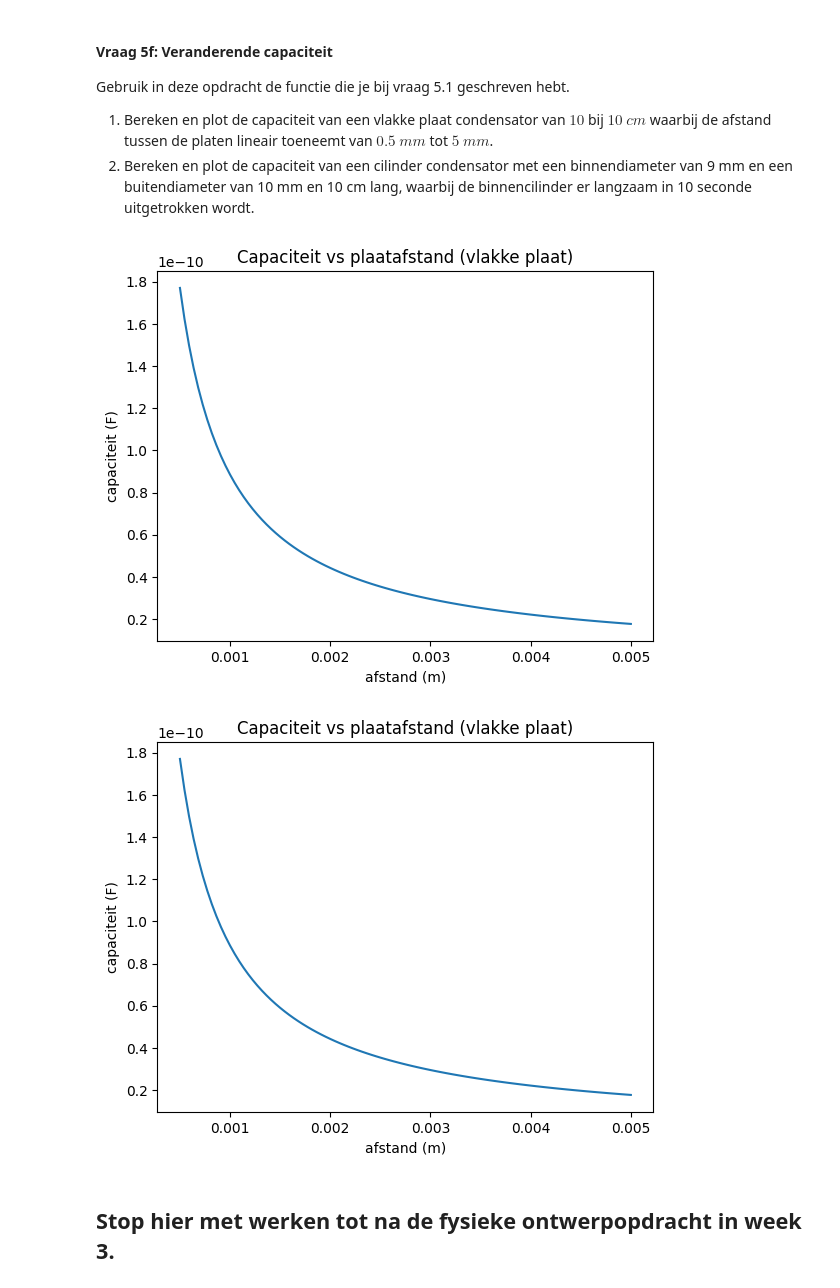
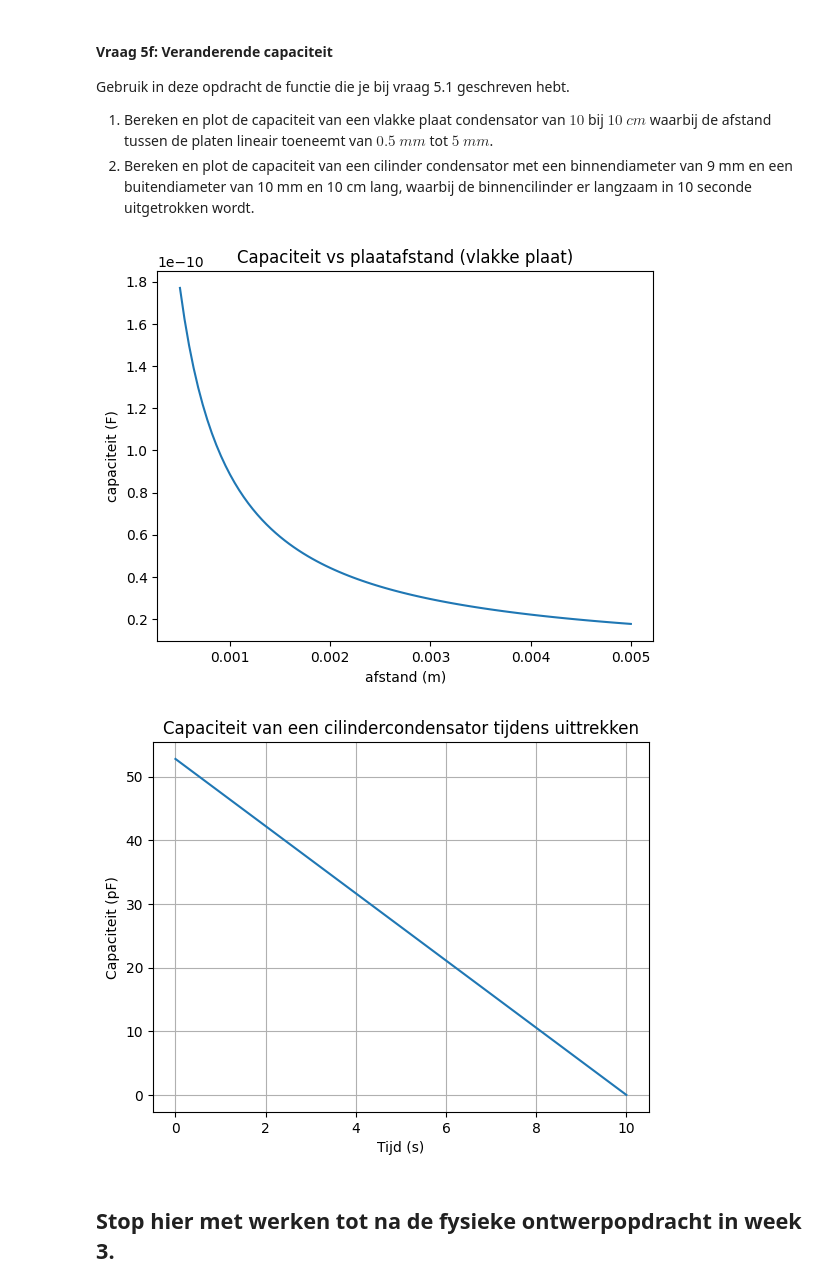
Before and after one commit to oprelo/opdrachten-DEF-D, a Jupyter notebook: DigitaleOntwerpopdrachten/1CondensatorOpdracht/CondensatorOntwerpopdracht.ipynb, the cells around one changed output. Drawn from its saved outputs; the diff is of its cells as text; code cells hidden in the pictures.

```diff
--- a/DigitaleOntwerpopdrachten/1CondensatorOpdracht/CondensatorOntwerpopdracht.ipynb
+++ b/DigitaleOntwerpopdrachten/1CondensatorOpdracht/CondensatorOntwerpopdracht.ipynb
@@ -639,18 +639,17 @@ In deze vraag zullen we kijken naar de ideale vlakke plaat condensator. Als de a
 3. Vind de formule voor de capaciteit van een cilinder condensator onder de aanname dat de afstand tussen de binnen en buiten wand klein is.
 4. Schrijf een python functie die de relevante parameters als input neemt en de capaciteit van een cilinder condensator als output heeft.
 # %%
-
+#capaciteit van vlakke plaat condensator
 def vlakkeplaat(A, d, epsilon_r=1):
     epsilon_0 = 8.854e-12
     C = epsilon_0 * epsilon_r * A / d
     return C
 
 
-import math
-
+#capaciteit van cilinder condensator
 def cilinder(a, b, L, epsilon_r=1):
     epsilon_0 = 8.854e-12
-    C = 2 * math.pi * epsilon_0 * epsilon_r * L / math.log(b/a)
+    C = 2 * np.pi * epsilon_0 * epsilon_r * L / np.log(b/a)
     return C
 # %% [markdown]
 #### Vraag 5b: Capaciteit van enkele simpele condensatoren
@@ -819,42 +820,49 @@ Gebruik in deze opdracht de functie die je bij vraag 5.1 geschreven hebt.
 # %%
 ###
 import matplotlib.pyplot as plt
 epsilon0 = 8.854e-12
-
+#capaciteit vlakke plaat condensator
 def vlakkeplaat(A, d, er=1):
     return epsilon0 * er * A / d
 
 A = 0.1 * 0.1
 
 d_vals = np.linspace(0.0005, 0.005, 100)
 C_vals = vlakkeplaat(A, d_vals)
 
 plt.figure()
 plt.plot(d_vals, C_vals)
 plt.xlabel("afstand (m)")
 plt.ylabel("capaciteit (F)")
 plt.title("Capaciteit vs plaatafstand (vlakke plaat)")
 plt.show()
 ###
 epsilon0 = 8.854e-12
 
-def vlakkeplaat(A, d, er=1):
-    return epsilon0 * er * A / d
+#capaciteit cilinder condensator
+def cilinder(a, b, L, epsilon_r=1):
+    return 2 * np.pi * epsilon0 * epsilon_r * L / np.log(b/a)
 
-A = 0.1 * 0.1
 
-d_vals = np.linspace(0.0005, 0.005, 100)
-C_vals = vlakkeplaat(A, d_vals)
+# tijd
+t = np.linspace(0, 10, 200)
 
-plt.figure()
-plt.plot(d_vals, C_vals)
-plt.xlabel("afstand (m)")
-plt.ylabel("capaciteit (F)")
-plt.title("Capaciteit vs plaatafstand (vlakke plaat)")
+# overlappende lengte
+L = L0 * (1 - t/10)
+
+# capaciteit
+C = cilinder(a, b, L)
+
+# plot
+plt.plot(t, C*1e12)
+plt.xlabel("Tijd (s)")
+plt.ylabel("Capaciteit (pF)")
+plt.title("Capaciteit van een cilindercondensator tijdens uittrekken")
+plt.grid()
 plt.show()
 # %% [output]
 [figure]
-[figure, old version]
+[figure, new version]
 # %% [markdown]
 ## Stop hier met werken tot na de fysieke ontwerpopdracht in week 3.
 # %% [markdown]
```
Also changed, not shown: parts of 3 cells of this notebook.
